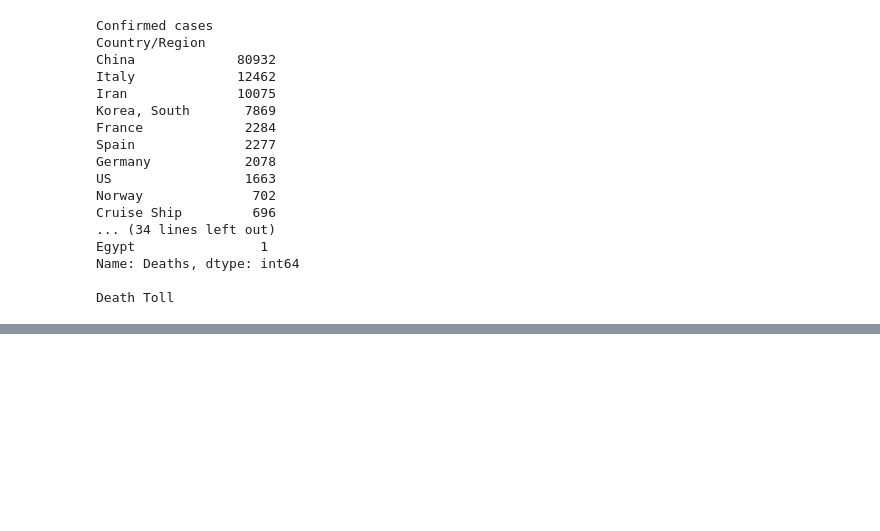
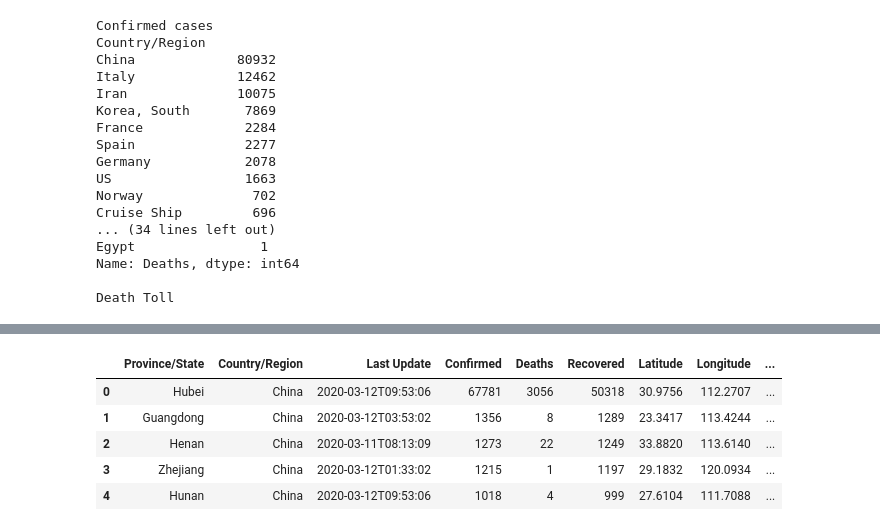
Before and after one commit to mpruna/COVID-19_Interactive, a Jupyter notebook: covid-19.ipynb, the cells around one changed output, grey strips where cells are left out. Cells and saved outputs as stored; diff of their text form; code cells hidden in the pictures; blank space fills up the shorter version.

```diff
--- a/covid-19.ipynb
+++ b/covid-19.ipynb
@@ -150,0 +214,10 @@ px.bar(deaths_top15,deaths_top15.values,deaths_top15.index,orientation='h')
+# %%
+complete=pd.merge(today_df, mappings, left_on=['Country/Region'],right_on=['name'])
+complete.head()
+# %% [output]
+|  | Province/State | Country/Region | Last Update | Confirmed | Deaths | Recovered | Latitude | Longitude | ... |
+| 0 | Hubei | China | 2020-03-12T09:53:06 | 67781 | 3056 | 50318 | 30.9756 | 112.2707 | ... |
+| 1 | Guangdong | China | 2020-03-12T03:53:02 | 1356 | 8 | 1289 | 23.3417 | 113.4244 | ... |
+| 2 | Henan | China | 2020-03-11T08:13:09 | 1273 | 22 | 1249 | 33.8820 | 113.6140 | ... |
+| 3 | Zhejiang | China | 2020-03-12T01:33:02 | 1215 | 1 | 1197 | 29.1832 | 120.0934 | ... |
+| 4 | Hunan | China | 2020-03-12T09:53:06 | 1018 | 4 | 999 | 27.6104 | 111.7088 | ... |
```
Also changed, not shown: parts of 15 cells of this notebook, 1 other file.
